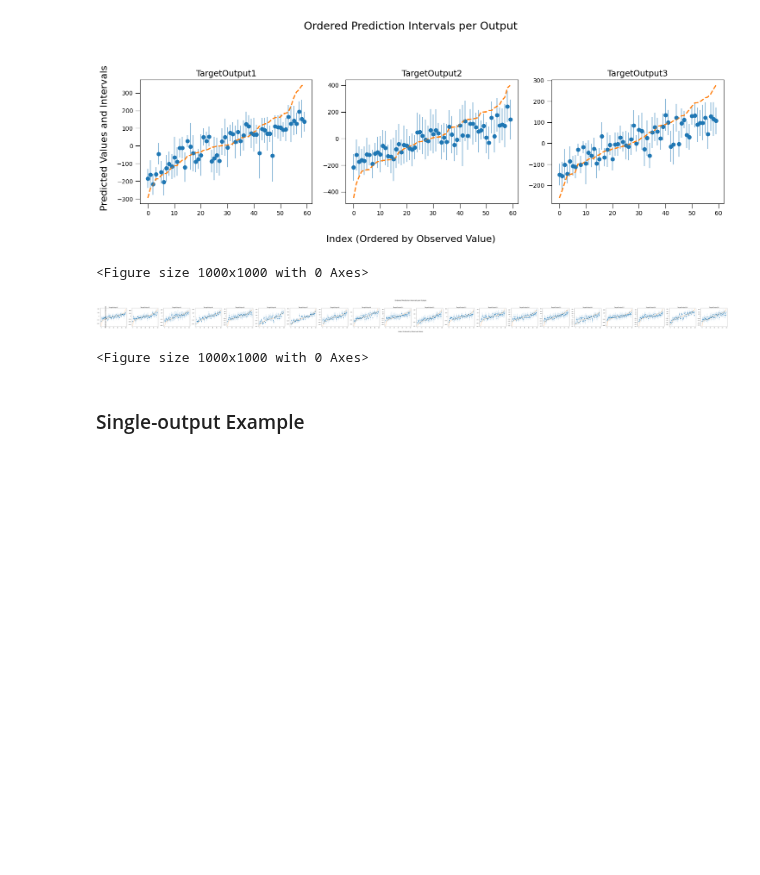
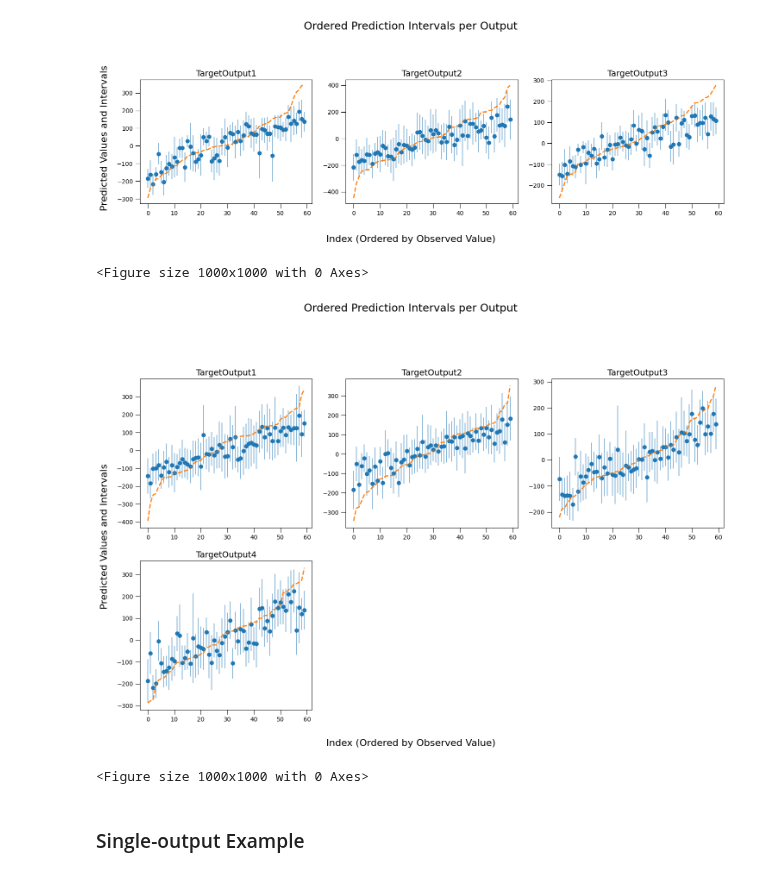
Before and after one commit to takotime808/multioutreg, a Jupyter notebook: examples/multiplot.ipynb, the cells around one changed output. Drawn from its saved outputs; the diff is of its cells as text; code cells hidden in the pictures; blank space fills up the shorter version.

```diff
--- a/examples/multiplot.ipynb
+++ b/examples/multiplot.ipynb
@@ -208,7 +208,7 @@ plt.show()
 X, Y = make_regression(
     n_samples=200,
     n_features=8,
-    n_targets=20,
+    n_targets=4,
     noise=8.0,
     random_state=0
 )
@@ -219,34 +219,34 @@ X_train, X_test, Y_train, Y_test = train_test_split(X, Y, test_size=0.3, random_
 # Fit a MultiOutputRegressor with RandomForest
 model = MultiOutputRegressor(RandomForestRegressor(n_estimators=50, random_state=1))
 model.fit(X_train, Y_train)
 
 # Compute means and stds for prediction intervals via the forest ensemble
 y_preds = []
 y_stds = []
 for i, est in enumerate(model.estimators_):
     # shape (n_trees, n_samples)
     all_preds = np.array([tree.predict(X_test) for tree in est.estimators_])
     y_preds.append(np.mean(all_preds, axis=0))
     y_stds.append(np.std(all_preds, axis=0))
 y_pred = np.stack(y_preds, axis=1)  # (n_samples, n_outputs)
 y_std = np.stack(y_stds, axis=1)
 axes = ute.plot_uct_intervals_ordered_multioutput(
     y_pred=y_pred,
     y_std=y_std,
     y_true=Y_test,
     num_stds_confidence_bound=1,
     savefig = False,
     suptitle = "Ordered Prediction Intervals per Output",
     # supxlabel = "Index (Ordered by Observed Value)",
     # supylabel = "Predicted Values and Intervals",
     target_list=[f"TargetOutput{i+1}" for i in range(Y_test.shape[1])],
 )
 
 plt.suptitle("Ordered Prediction Intervals per Output", fontsize=18, y=1.04)
 plt.tight_layout(rect=[0, 0, 1, 0.96])  # or adjust the rect as needed
 plt.show()
 # %% [output]
-[figure, old version]
+[figure, new version]
 <Figure size 1000x1000 with 0 Axes>
 # %% [markdown]
 <!-- # Copyright (c) 2025 takotime808 -->
```
Also changed, not shown: parts of 1 cell of this notebook, 4 other files.
